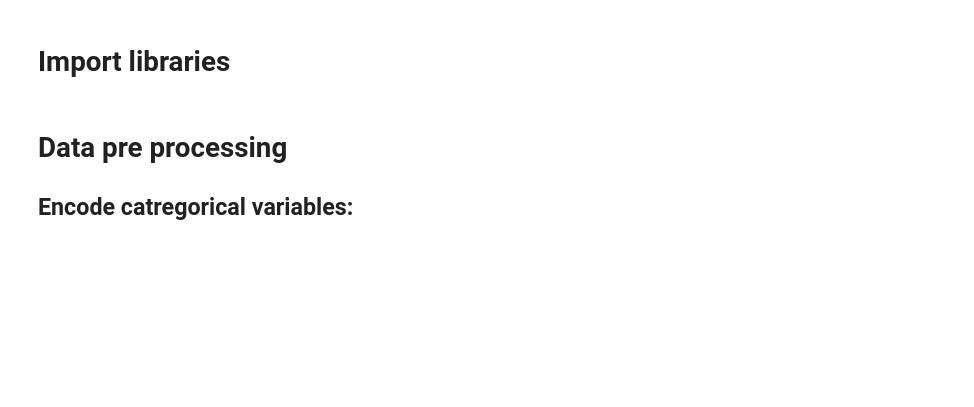
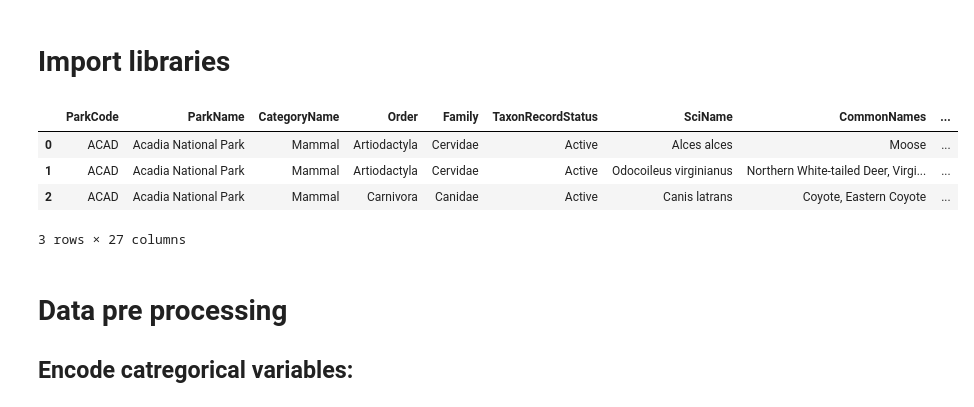
Before and after one commit to stephenccodes/EDS233-discussion, a Jupyter notebook: Discussion4.ipynb, the cells around one changed output. Cells and saved outputs as stored; diff of their text form; code cells hidden in the pictures; blank space fills up the shorter version.

```diff
--- a/Discussion4.ipynb
+++ b/Discussion4.ipynb
@@ -14,7 +14,16 @@ from sklearn.preprocessing import StandardScaler
 # %%
 # Load the dataset
 # fp = os.path.join('data/national_park_species-national_park_species.csv')
 np_df = pd.read_csv('data/national_park_species-national_park_species.csv')
+
+# Inspect df
+np_df.head(3)
+# %% [output]
+|  | ParkCode | ParkName | CategoryName | Order | Family | TaxonRecordStatus | SciName | CommonNames | ... |
+| 0 | ACAD | Acadia National Park | Mammal | Artiodactyla | Cervidae | Active | Alces alces | Moose | ... |
+| 1 | ACAD | Acadia National Park | Mammal | Artiodactyla | Cervidae | Active | Odocoileus virginianus | Northern White-tailed Deer, Virgi... | ... |
+| 2 | ACAD | Acadia National Park | Mammal | Carnivora | Canidae | Active | Canis latrans | Coyote, Eastern Coyote | ... |
+3 rows × 27 columns
 # %% [markdown]
 # Data pre processing
 
```
Also changed, not shown: parts of 1 cell of this notebook.
